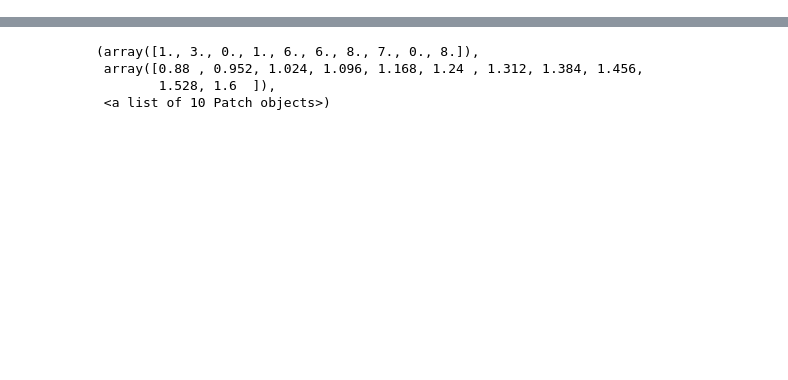
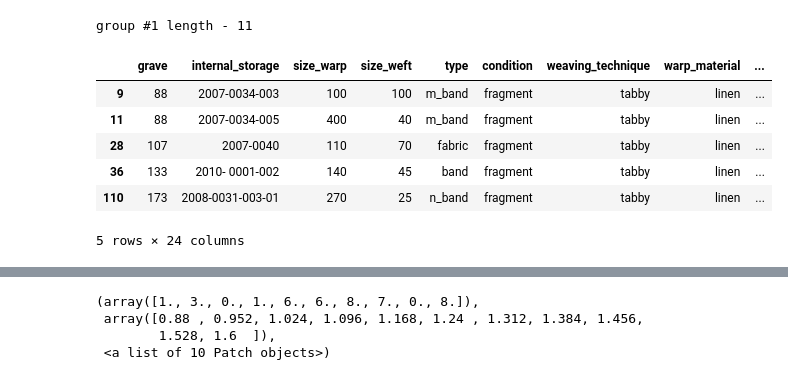
Before and after one commit to streltcov/textile_data, a Jupyter notebook: textile_data.ipynb, the cells around one changed output, grey strips where cells are left out. Saved outputs shown, nothing was run; the diff lists cells and outputs as text; code cells hidden in the pictures; blank space fills up the shorter version.

```diff
--- a/textile_data.ipynb
+++ b/textile_data.ipynb
@@ -21,0 +46,15 @@ all_bands_number = len(all_bands)
+# %%
+group_1_df = td.dataframe.query("warp_dens < 13")
+group_1_df = group_1_df.query("warp_mean > 0.5 and warp_mean < 0.8")
+group_1_df = group_1_df.query("weft_mean > 0.6 and weft_mean < 0.9")
+print("group #1 length - " + str(len(group_1_df)))
+group_1_df.head()
+# %% [output]
+group #1 length - 11
+|  | grave | internal_storage | size_warp | size_weft | type | condition | weaving_technique | warp_material | ... |
+| 9 | 88 | 2007-0034-003 | 100 | 100 | m_band | fragment | tabby | linen | ... |
+| 11 | 88 | 2007-0034-005 | 400 | 40 | m_band | fragment | tabby | linen | ... |
+| 28 | 107 | 2007-0040 | 110 | 70 | fabric | fragment | tabby | linen | ... |
+| 36 | 133 | 2010- 0001-002 | 140 | 45 | band | fragment | tabby | linen | ... |
+| 110 | 173 | 2008-0031-003-01 | 270 | 25 | n_band | fragment | tabby | linen | ... |
+5 rows × 24 columns
```
Also changed, not shown: parts of 17 cells of this notebook, 1 other file.
